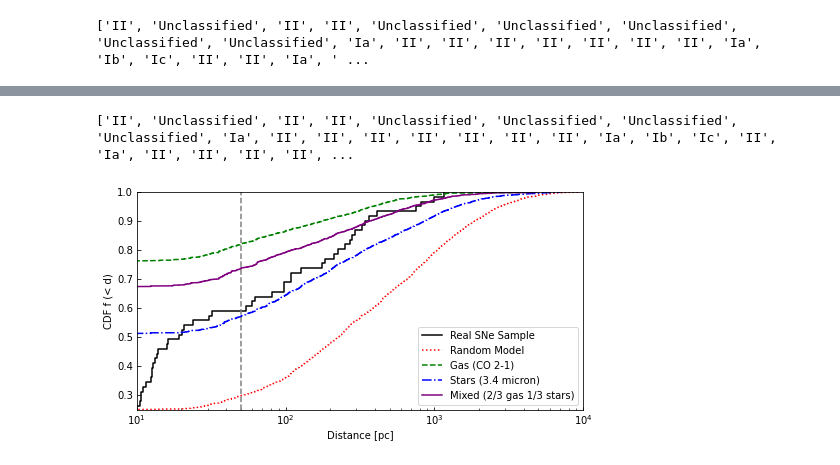
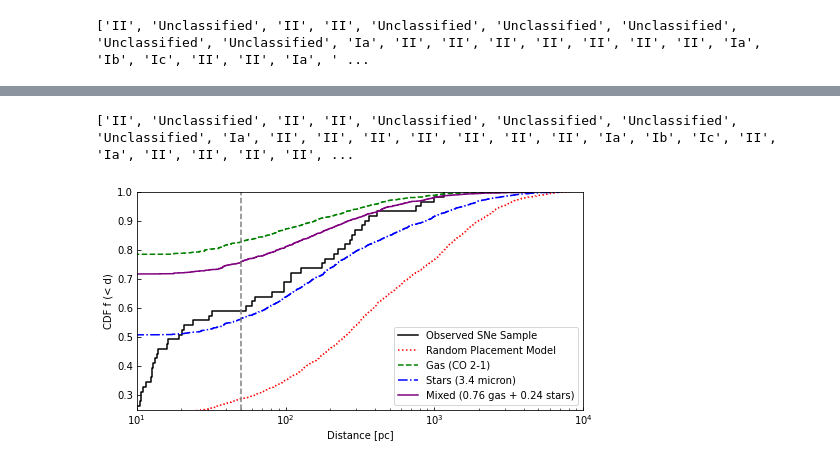
Before and after one commit to NessMayker/SNeCO, a Jupyter notebook: Code/3.4e2MakeNearestHistogramPlots.ipynb, the cells around one changed output, grey strips where cells are left out. Cells and saved outputs as stored; diff of their text form; code cells hidden in the pictures.

Commit message:
reran models with 24 percent type Ia rate

```diff
--- a/Code/3.4e2MakeNearestHistogramPlots.ipynb
+++ b/Code/3.4e2MakeNearestHistogramPlots.ipynb
@@ -190,37 +164,37 @@ print(types55)
 # yII = np.arange(0+ 1/len(typeII),1+ 1/len(typeII),1/(len(typeII)))
 # typeIb = np.sort(dist55Ib)
 # yIb = np.arange(0+ 1/len(typeIb),1+ 1/len(typeIb),1/(len(typeIb)))
 # typeIc = np.sort(dist55Ic)
 # yIc = np.arange(0+ 1/len(typeIc),1+ 1/len(typeIc),1/(len(typeIc)))
 # typeIa = np.sort(dist55Ia)
 # yIa = np.arange(0+ 1/len(typeIa),1+ 1/len(typeIa),1/(len(typeIa)))
 # typeIbc = np.sort(dist55Ibc)
 # yIbc = np.arange(0+ 1/len(typeIbc),1+ 1/len(typeIbc),1/(len(typeIbc)))
 # print(typeII, yII)
 # print(typeIb)
 
 
 fig = plt.figure(figsize = (8,4))
-sns.ecdfplot(Dist55,color = "black",  label="Real SNe Sample")
-sns.ecdfplot(n55m1, color = "red", ls = ":", label="Random Model")
+sns.ecdfplot(Dist55,color = "black",  label="Observed SNe Sample")
+sns.ecdfplot(n55m1, color = "red", ls = ":", label="Random Placement Model")
 sns.ecdfplot(n55m2, color = "green",ls = "--",  label="Gas (CO 2-1)")
 sns.ecdfplot(n55m3, color = "blue",  ls = "-.",label="Stars (3.4 micron)")
-sns.ecdfplot(n55m4, color = "purple", ls = "-", label="Mixed (2/3 gas 1/3 stars)")
+sns.ecdfplot(n55m4, color = "purple", ls = "-", label="Mixed (0.76 gas + 0.24 stars)")
 plt.xscale('log')
 plt.legend(loc='best')
 plt.ylim (0.25,1.0)
 plt.xlim(10,10000)
 
 plt.axvline(x = 50,ymin = 0,ymax = 1, color='grey', ls = '--')
 plt.tick_params(axis = "both", which = "both", direction = "in")
 plt.ylabel("CDF f (< d)")
 plt.xlabel("Distance [pc]")
 fig.savefig("../Figures/ModelCDFs55.png", dpi=300)
 plt.show()
 plt.close()
 # %% [output]
 ['II', 'Unclassified', 'II', 'II', 'Unclassified', 'Unclassified', 'Unclassified', 'Unclassified', 'Ia', 'II', 'II', 'II', 'II', 'II', 'II', 'II', 'Ia', 'Ib', 'Ic', 'II', 'Ia', 'II', 'II', 'II', 'II', ...
-[figure, old version]
+[figure, new version]
 # %%
 print(typeIb, yIb)
 
```
Also changed, not shown: parts of 8 cells of this notebook, 8 other files.
